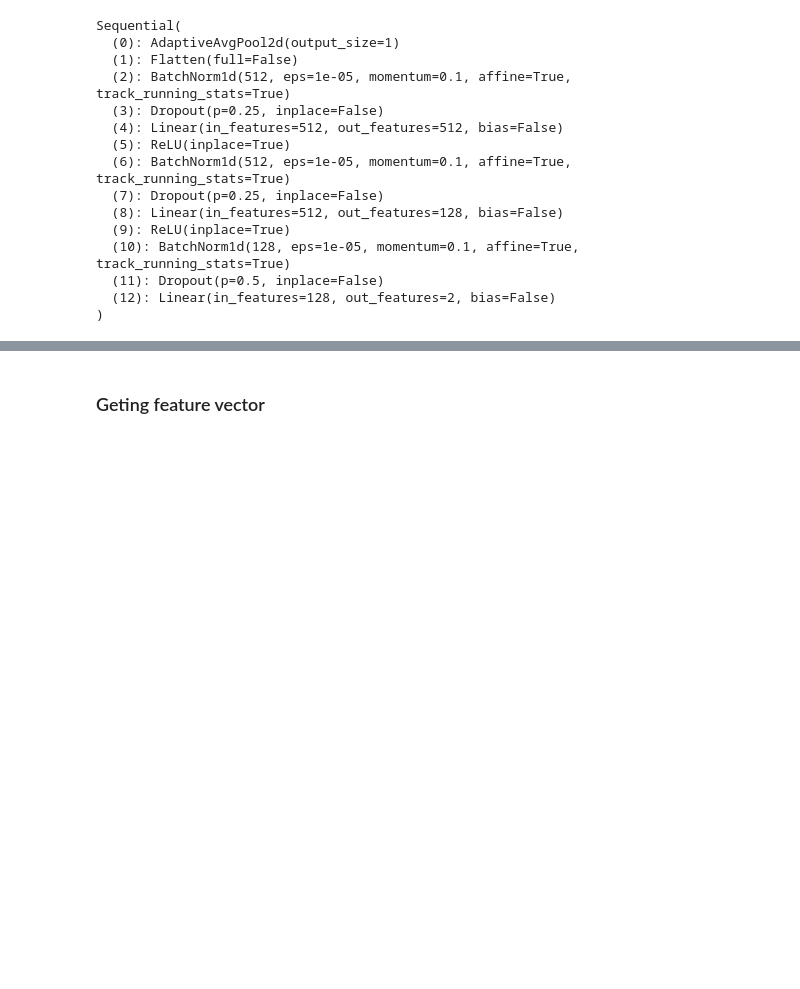
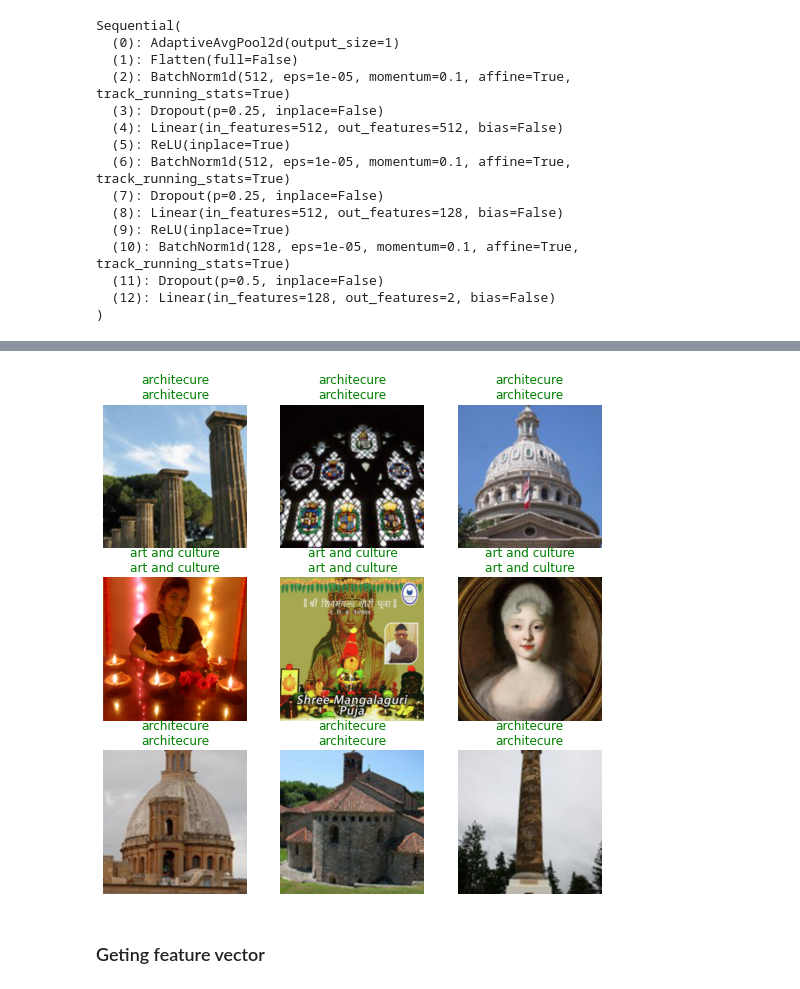
Before and after one commit to lkarjun/outfits-search, a Jupyter notebook: rimg_search.ipynb, the cells around one changed output, grey strips where cells are left out. Cells and saved outputs as stored; diff of their text form; code cells hidden in the pictures; blank space fills up the shorter version.

```diff
--- a/rimg_search.ipynb
+++ b/rimg_search.ipynb
@@ -131,0 +141,3 @@ learn.fit_one_cycle(4, slice(1e-6,1e-4))
+# %%
+learn.show_results()
+# %% [output]
@@ -132,3 +145,4 @@ learn.fit_one_cycle(4, slice(1e-6,1e-4))
+[figure, added]
 # %% [markdown]
 ### Geting feature vector
 # %%
```
Also changed, not shown: parts of 27 cells of this notebook.
